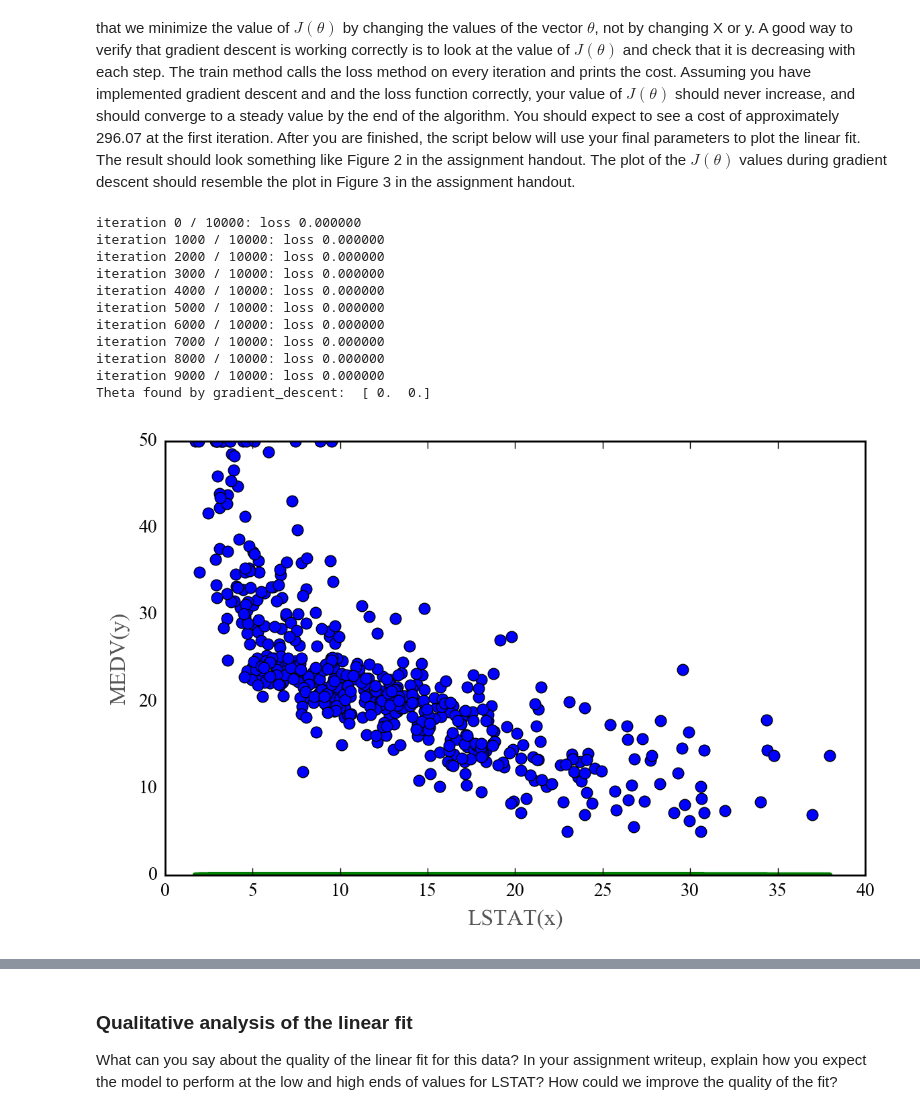
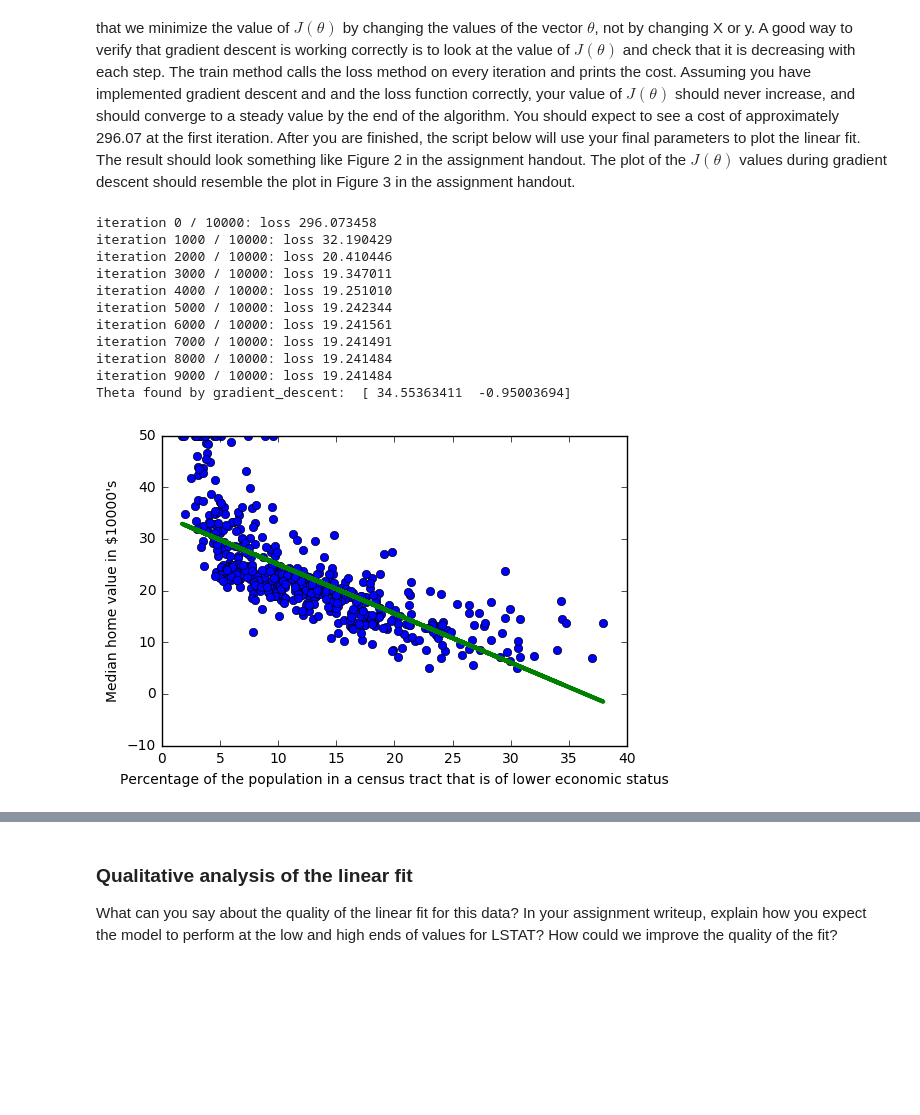
Before and after one commit to CryoSky/ML, a Jupyter notebook: homework/hw1/part1/ex1.ipynb, the cells around one changed output, grey strips where cells are left out. Cells and saved outputs as stored; diff of their text form; code cells hidden in the pictures; blank space fills up the shorter version.

```diff
--- a/homework/hw1/part1/ex1.ipynb
+++ b/homework/hw1/part1/ex1.ipynb
@@ -72,43 +72,43 @@ Figure 2 in the assignment handout. The plot of the $J(\theta)$ values during gr
 
 # add the column of ones to X to represent the intercept term
 
 XX = np.vstack([np.ones((X.shape[0],)),X]).T
 
 from linear_regressor import LinearRegressor, LinearReg_SquaredLoss
 
 # set up a linear regression model
 
 linear_reg = LinearReg_SquaredLoss()
 
 # run gradient descent
 
 J_history = linear_reg.train(XX,y,learning_rate=0.005,num_iters=10000,verbose=True)
 
 # print the theta found
 
 print 'Theta found by gradient_descent: ',linear_reg.theta
 
 # plot the linear fit and save it in fig2.pdf
-plot_utils.plot_data(X,y,'LSTAT(x)','MEDV(y)')
+plot_utils.plot_data(X,y,'Percentage of the population in a census tract that is of lower economic status','Median home value in $10000\'s')
 plt.plot(X, np.dot(XX,linear_reg.theta), 'g-',linewidth=3)
 plt.show()
 #plt.savefig('fig2.pdf')
 
 # Plot the convergence graph and save it in fig4.pdf
 
 plot_utils.plot_data(range(len(J_history)),J_history,'Number of iterations','Cost J')
 plt.show()
 #plt.savefig('fig4.pdf')
 # %% [output]
-iteration 0 / 10000: loss 0.000000
-iteration 1000 / 10000: loss 0.000000
-iteration 2000 / 10000: loss 0.000000
-iteration 3000 / 10000: loss 0.000000
-iteration 4000 / 10000: loss 0.000000
-iteration 5000 / 10000: loss 0.000000
-iteration 6000 / 10000: loss 0.000000
-iteration 7000 / 10000: loss 0.000000
-iteration 8000 / 10000: loss 0.000000
-iteration 9000 / 10000: loss 0.000000
-Theta found by gradient_descent:  [ 0.  0.]
+iteration 0 / 10000: loss 296.073458
+iteration 1000 / 10000: loss 32.190429
+iteration 2000 / 10000: loss 20.410446
+iteration 3000 / 10000: loss 19.347011
+iteration 4000 / 10000: loss 19.251010
+iteration 5000 / 10000: loss 19.242344
+iteration 6000 / 10000: loss 19.241561
+iteration 7000 / 10000: loss 19.241491
+iteration 8000 / 10000: loss 19.241484
+iteration 9000 / 10000: loss 19.241484
+Theta found by gradient_descent:  [ 34.55363411  -0.95003694]
-[figure, old version]
+[figure, new version]
```
Also changed, not shown: parts of 4 cells of this notebook, 5 other files.
